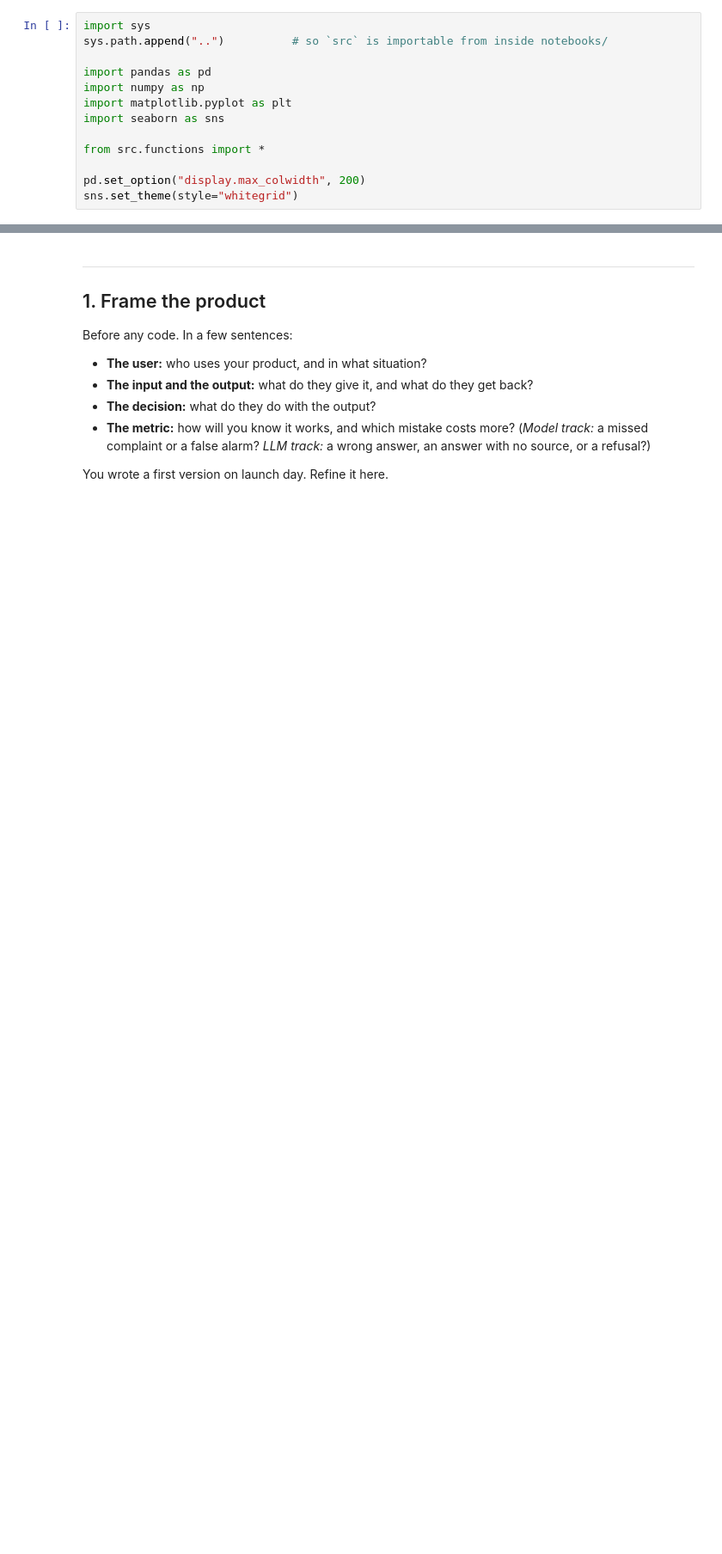
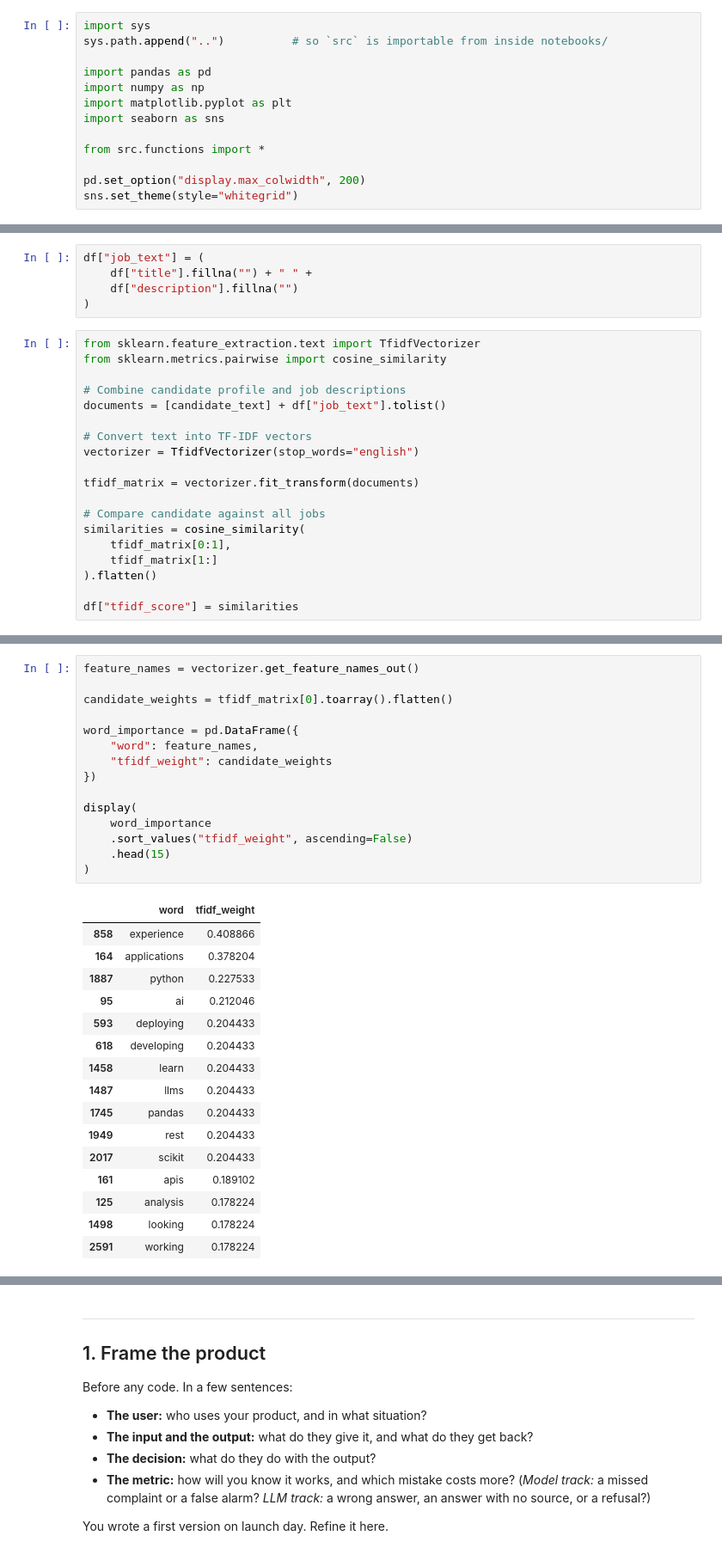
Before and after one commit to rekha-cyber/find-job-lab, a Jupyter notebook: notebooks/01_framing_and_baseline.ipynb, the cells around one changed output, grey strips where cells are left out. Shown at 86% size. Drawn from its saved outputs; the diff is of its cells as text; blank space fills up the shorter version.

```diff
--- a/notebooks/01_framing_and_baseline.ipynb
+++ b/notebooks/01_framing_and_baseline.ipynb
@@ -32,0 +171,24 @@ sns.set_theme(style="whitegrid")
+# %%
+df["job_text"] = (
+    df["title"].fillna("") + " " +
+    df["description"].fillna("")
+)
+# %%
+from sklearn.feature_extraction.text import TfidfVectorizer
+from sklearn.metrics.pairwise import cosine_similarity
+
+# Combine candidate profile and job descriptions
+documents = [candidate_text] + df["job_text"].tolist()
+
+# Convert text into TF-IDF vectors
+vectorizer = TfidfVectorizer(stop_words="english")
+
+tfidf_matrix = vectorizer.fit_transform(documents)
+
+# Compare candidate against all jobs
+similarities = cosine_similarity(
+    tfidf_matrix[0:1],
+    tfidf_matrix[1:]
+).flatten()
+
+df["tfidf_score"] = similarities
@@ -32,0 +212,32 @@ sns.set_theme(style="whitegrid")
+# %%
+feature_names = vectorizer.get_feature_names_out()
+
+candidate_weights = tfidf_matrix[0].toarray().flatten()
+
+word_importance = pd.DataFrame({
+    "word": feature_names,
+    "tfidf_weight": candidate_weights
+})
+
+display(
+    word_importance
+    .sort_values("tfidf_weight", ascending=False)
+    .head(15)
+)
+# %% [output]
+|  | word | tfidf_weight |
+| 858 | experience | 0.408866 |
+| 164 | applications | 0.378204 |
+| 1887 | python | 0.227533 |
+| 95 | ai | 0.212046 |
+| 593 | deploying | 0.204433 |
+| 618 | developing | 0.204433 |
+| 1458 | learn | 0.204433 |
+| 1487 | llms | 0.204433 |
+| 1745 | pandas | 0.204433 |
+| 1949 | rest | 0.204433 |
+| 2017 | scikit | 0.204433 |
+| 161 | apis | 0.189102 |
+| 125 | analysis | 0.178224 |
+| 1498 | looking | 0.178224 |
+| 2591 | working | 0.178224 |
```
Also changed, not shown: parts of 14 cells of this notebook, 7 other files.
